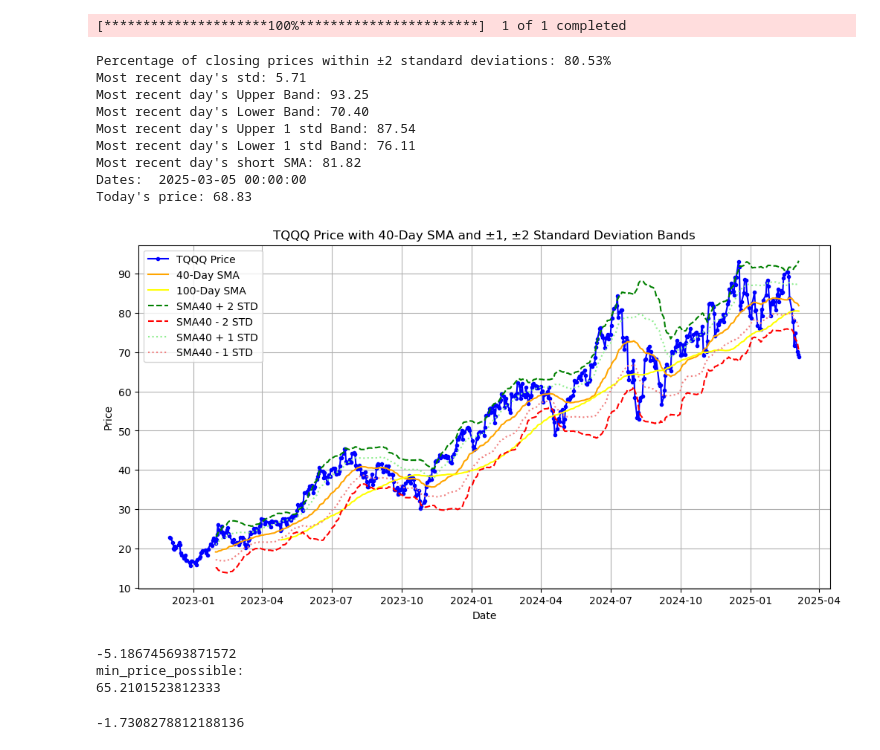
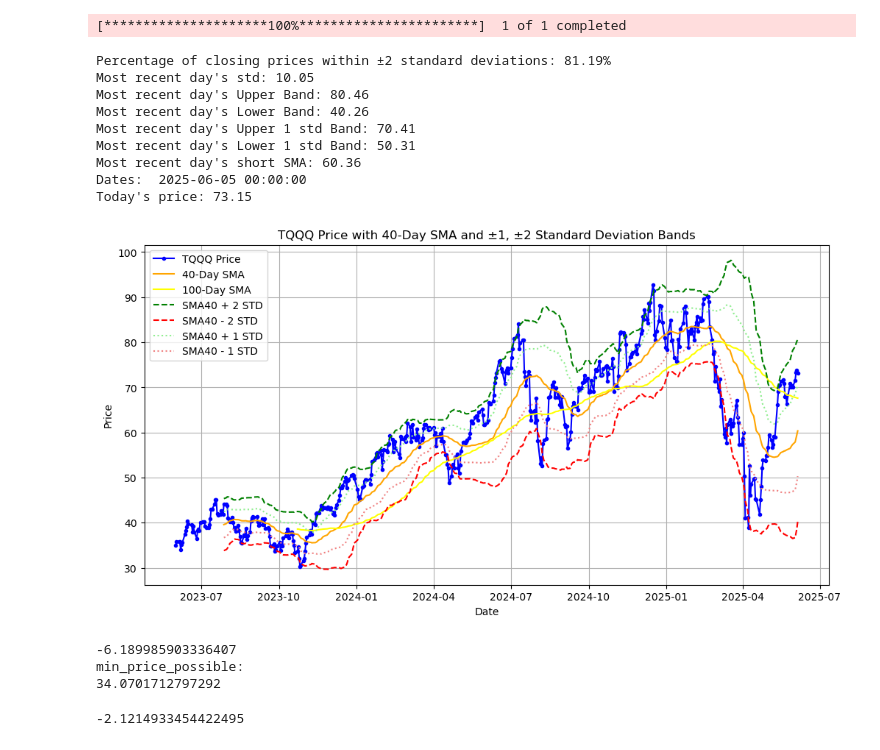
Before and after one commit to shixiangheng/XGB_stock_analysis_24YE, a Jupyter notebook: tqqq_normal_dist.ipynb, the cells around one changed output. Cells and saved outputs as stored; diff of their text form; code cells hidden in the pictures.

```diff
--- a/tqqq_normal_dist.ipynb
+++ b/tqqq_normal_dist.ipynb
@@ -7,7 +108,7 @@ import numpy as np
 # Fetch TQQQ data
 symbol = "TQQQ"
 # User-defined date range
-start_date = "2022-12-01"  # Change as needed
+start_date = "2023-06-01"  # Change as needed
 end_date = "2025-12-31"    # Change as needed
 
 # Fetch TQQQ data
@@ -54,43 +155,43 @@ latest_lower_band = data["Lower Band 1"].iloc[-1]
 
 
 print(f"Most recent day's Upper 1 std Band: {latest_upper_band:.2f}")
 print(f"Most recent day's Lower 1 std Band: {latest_lower_band:.2f}")
 print(f"Most recent day's short SMA: {latest_sma1:.2f}")
 print('Dates: ',today_date)
 print(f"Today's price: {latest_price:.2f}")
 
 
 
 # Plot the results
 data.index = data['Date']
 plt.figure(figsize=(12, 6))
 plt.plot(data.index, data["Close"], label="TQQQ Price", color="blue", marker='.')
 plt.plot(data.index, data[f"SMA{window_num}"], label=f"{window_num}-Day SMA", color="orange")
 plt.plot(data.index, data[f"SMA{window_long}"], label=f"{window_long}-Day SMA", color="yellow")
 
 plt.plot(data.index, data["Upper Band"], label=f"SMA{window_num} + 2 STD", linestyle="dashed", color="green")
 plt.plot(data.index, data["Lower Band"], label=f"SMA{window_num} - 2 STD", linestyle="dashed", color="red")
 plt.plot(data.index, data["Upper Band 1"], label=f"SMA{window_num} + 1 STD", linestyle="dotted", color="lightgreen")
 plt.plot(data.index, data["Lower Band 1"], label=f"SMA{window_num} - 1 STD", linestyle="dotted", color="lightcoral")
 
 plt.title(f"TQQQ Price with {window_num}-Day SMA and ±1, ±2 Standard Deviation Bands")
 plt.xlabel("Date")
 plt.ylabel("Price")
 plt.legend()
 plt.grid()
 plt.show()
 # %% [output]
 [*********************100%***********************]  1 of 1 completed
-Percentage of closing prices within ±2 standard deviations: 80.53%
-Most recent day's std: 5.71
-Most recent day's Upper Band: 93.25
-Most recent day's Lower Band: 70.40
-Most recent day's Upper 1 std Band: 87.54
-Most recent day's Lower 1 std Band: 76.11
-Most recent day's short SMA: 81.82
-Dates:  2025-03-05 00:00:00
-Today's price: 68.83
+Percentage of closing prices within ±2 standard deviations: 81.19%
+Most recent day's std: 10.05
+Most recent day's Upper Band: 80.46
+Most recent day's Lower Band: 40.26
+Most recent day's Upper 1 std Band: 70.41
+Most recent day's Lower 1 std Band: 50.31
+Most recent day's short SMA: 60.36
+Dates:  2025-06-05 00:00:00
+Today's price: 73.15
-[figure, old version]
+[figure, new version]
 # %%
 tqqq_data = data.copy()
 tqqq_data['diff'] =  tqqq_data["Close"] - tqqq_data["Lower Band"]
@@ -100,14 +201,14 @@ print(min_diff)
 print('min_price_possible: ')
 print(tqqq_data["Lower Band"].iloc[-1]+min_diff)
 # %% [output]
--5.186745693871572
+-6.189985903336407
 min_price_possible:
-65.2101523812333
+34.0701712797292
 # %%
 temp_tqqq= tqqq_data[tqqq_data['diff']<0]
 temp_tqqq['diff'].mean()
 # %% [output]
--1.7308278812188136
+-2.1214933454422495
 # %%
 import yfinance as yf
 import pandas as pd
```
Also changed, not shown: parts of 5 cells of this notebook, 55 other files.
